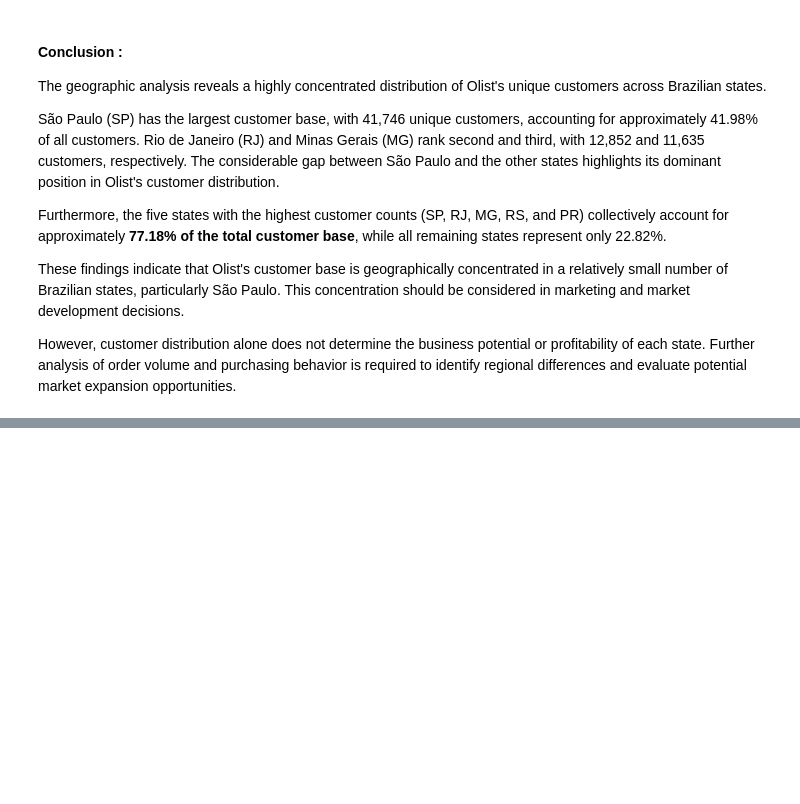
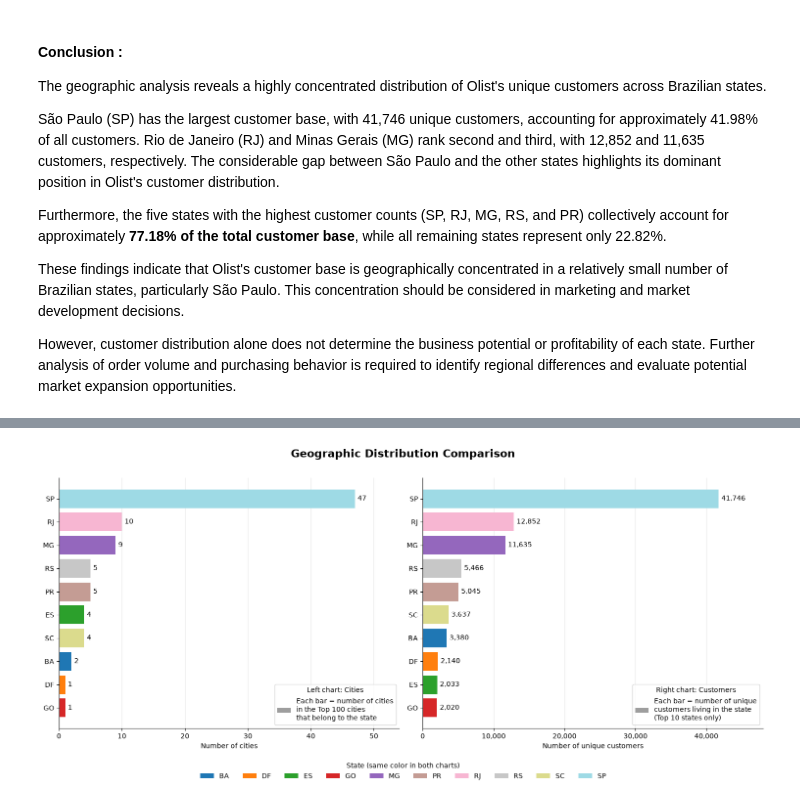
Before and after one commit to Abolfazl-Moradi006/Olist-data-analysis, a Jupyter notebook: Notebooks/4_Customer_Behavior_Geographic_Analysis.ipynb, the cells around one changed output, grey strips where cells are left out. Cells and saved outputs as stored; diff of their text form; code cells hidden in the pictures; blank space fills up the shorter version.

Commit message:
do Geographic Analysis

```diff
--- a/Notebooks/4_Customer_Behavior_Geographic_Analysis.ipynb
+++ b/Notebooks/4_Customer_Behavior_Geographic_Analysis.ipynb
@@ -184,0 +217,6 @@ However, customer distribution alone does not determine the business potential o
+# %%
+#check top 100 cities distribution
+top_100_cities = cities.head(100)
+
+print("number of cities for each state in top 100 cities:")
+display(top_100_cities["customer_state"].value_counts().to_frame().head(10))
@@ -184,0 +237,91 @@ However, customer distribution alone does not determine the business potential o
+# %%
+
+# Prepare data (largest at the bottom after sorting ascending, so it ends up on top in barh)
+cities_df = (
+    top_100_cities["customer_state"]
+    .value_counts()
+    .head(10)
+    .rename_axis("customer_state")
+    .reset_index(name="count")
+    .sort_values("count", ascending=True)
+)
+
+customers_df = (
+    states.head(10)
+    .sort_values("customers_count", ascending=True)
+)
+
+# One color per state, shared by both charts so the same state is easy to match
+all_states = sorted(set(cities_df["customer_state"]) | set(customers_df["customer_state"]))
+palette = plt.cm.tab20(np.linspace(0, 1, len(all_states)))
+state_color = dict(zip(all_states, palette))
+
+fig, axes = plt.subplots(1, 2, figsize=(15, 7))
+
+# Left: state distribution among the top 100 cities
+bars_left = axes[0].barh(
+    cities_df["customer_state"],
+    cities_df["count"],
+    color=[state_color[s] for s in cities_df["customer_state"]],
+)
+axes[0].bar_label(bars_left, padding=4, fontsize=10)
+axes[0].set_xlabel("Number of cities")
+axes[0].set_xlim(0, cities_df["count"].max() * 1.15)
+
+# Right: top 10 states by customer count
+bars_right = axes[1].barh(
+    customers_df["customer_state"],
+    customers_df["customers_count"],
+    color=[state_color[s] for s in customers_df["customer_state"]],
+)
+axes[1].bar_label(bars_right, labels=[f"{n:,}" for n in customers_df["customers_count"]], padding=4, fontsize=10)
+axes[1].set_xlabel("Number of unique customers")
+axes[1].set_xlim(0, customers_df["customers_count"].max() * 1.15)
+axes[1].xaxis.set_major_formatter(plt.FuncFormatter(lambda x, _: f"{int(x):,}"))
+
+# Shared styling
+for ax in axes:
+    ax.set_ylabel("")
+    ax.grid(axis="x", alpha=0.3)
+    ax.set_axisbelow(True)
+    ax.spines[["top", "right"]].set_visible(False)
+
+fig.suptitle("Geographic Distribution Comparison", fontsize=16, fontweight="bold")
+
+from matplotlib.patches import Patch
+
+# 1) Explanatory legend inside each chart
+#    (lower right is empty because the longest bars are at the top)
+axes[0].legend(
+    handles=[Patch(facecolor="#9E9E9E", label="Each bar = number of cities\nin the Top 100 cities\nthat belong to the state")],
+    loc="lower right",
+    frameon=True,
+    fontsize=10,
+    title="Left chart: Cities",
+    title_fontsize=10,
+)
+
+axes[1].legend(
+    handles=[Patch(facecolor="#9E9E9E", label="Each bar = number of unique\ncustomers living in the state\n(Top 10 states only)")],
+    loc="lower right",
+    frameon=True,
+    fontsize=10,
+    title="Right chart: Customers",
+    title_fontsize=10,
+)
+
+# 2) Optional: shared color legend for the states, at the bottom of the figure
+state_handles = [Patch(facecolor=state_color[s], label=s) for s in all_states]
+fig.legend(
+    handles=state_handles,
+    title="State (same color in both charts)",
+    loc="lower center",
+    ncol=len(all_states),
+    frameon=False,
+    fontsize=10,
+)
+
+plt.tight_layout(rect=[0, 0.08, 1, 0.97])  # leave room for the bottom legend
+plt.show()
+# %% [output]
+[figure, added]
```
Also changed, not shown: parts of 6 cells of this notebook.
